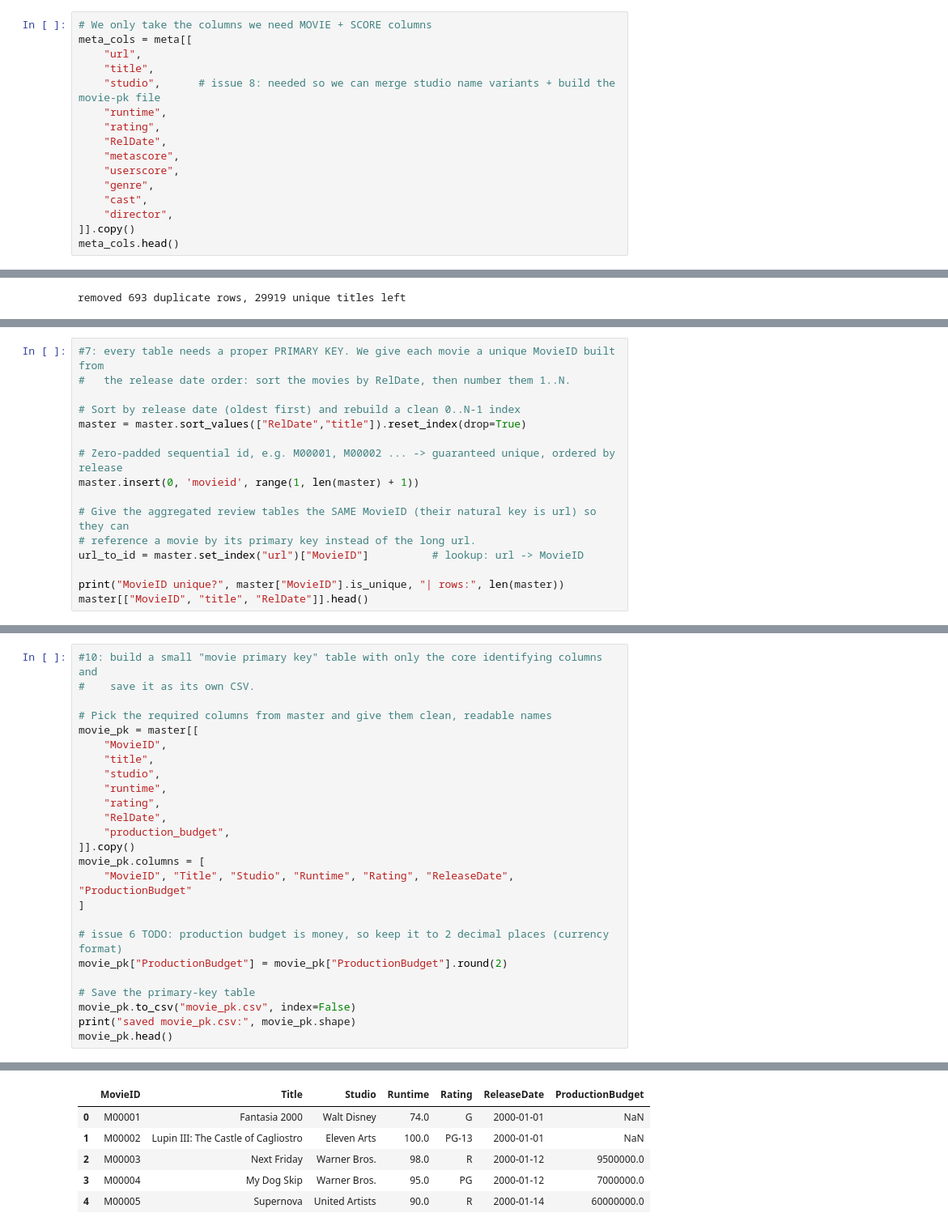
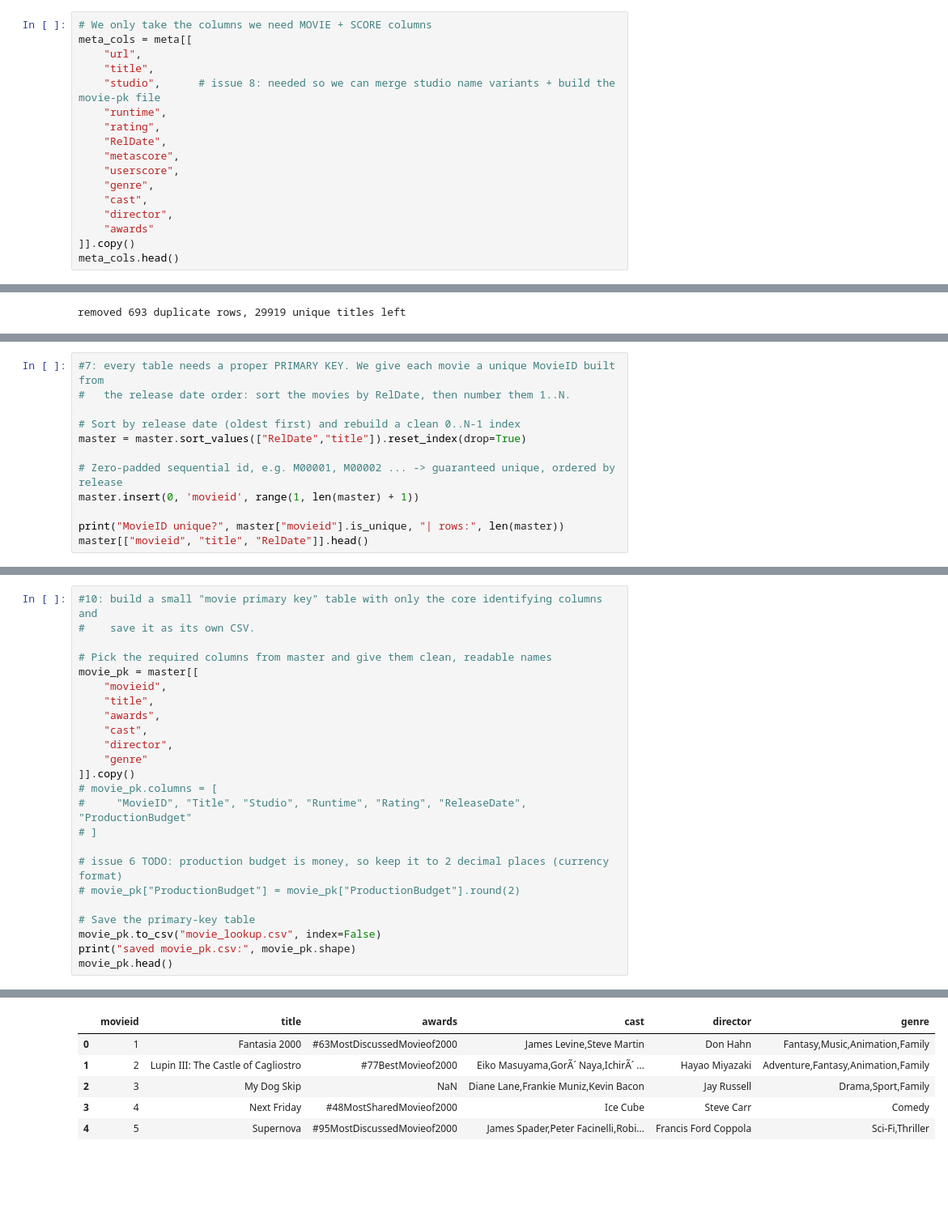
Before and after one commit to IdreesDehistani/database_management_S1, a Jupyter notebook: Data_processing copy.ipynb, the cells around one changed output, grey strips where cells are left out. Shown at 81% size. Saved outputs shown, nothing was run; the diff lists cells and outputs as text; blank space fills up the shorter version.

Commit message:
Finished movie_awards

```diff
--- a/Data_processing copy.ipynb
+++ b/Data_processing copy.ipynb
@@ -69,6 +69,7 @@ meta_cols = meta[[
     "genre",
     "cast",
     "director",
+    "awards"
 ]].copy()
 meta_cols.head()
 # %% [output]
@@ -357,10 +359,6 @@ master = master.sort_values(["RelDate","title"]).reset_index(drop=True)
 # Zero-padded sequential id, e.g. M00001, M00002 ... -> guaranteed unique, ordered by release
 master.insert(0, 'movieid', range(1, len(master) + 1))
 
-# Give the aggregated review tables the SAME MovieID (their natural key is url) so they can
-# reference a movie by its primary key instead of the long url.
-url_to_id = master.set_index("url")["MovieID"]          # lookup: url -> MovieID
-
-print("MovieID unique?", master["MovieID"].is_unique, "| rows:", len(master))
-master[["MovieID", "title", "RelDate"]].head()
+print("MovieID unique?", master["movieid"].is_unique, "| rows:", len(master))
+master[["movieid", "title", "RelDate"]].head()
 # %% [output]
@@ -371,23 +375,22 @@ TypeError: DataFrame.insert() missing 1 required positional argument: 'value'
 
 # Pick the required columns from master and give them clean, readable names
 movie_pk = master[[
-    "MovieID",
+    "movieid",
     "title",
-    "studio",
-    "runtime",
-    "rating",
-    "RelDate",
-    "production_budget",
+    "awards",
+    "cast",
+    "director",
+    "genre"
 ]].copy()
-movie_pk.columns = [
-    "MovieID", "Title", "Studio", "Runtime", "Rating", "ReleaseDate", "ProductionBudget"
-]
+# movie_pk.columns = [
+#     "MovieID", "Title", "Studio", "Runtime", "Rating", "ReleaseDate", "ProductionBudget"
+# ]
 
 # issue 6 TODO: production budget is money, so keep it to 2 decimal places (currency format)
-movie_pk["ProductionBudget"] = movie_pk["ProductionBudget"].round(2)
+# movie_pk["ProductionBudget"] = movie_pk["ProductionBudget"].round(2)
 
 # Save the primary-key table
-movie_pk.to_csv("movie_pk.csv", index=False)
+movie_pk.to_csv("movie_lookup.csv", index=False)
 print("saved movie_pk.csv:", movie_pk.shape)
 movie_pk.head()
 # %% [output]
@@ -395,6 +398,6 @@ saved movie_pk.csv: (11364, 7)
-|  | MovieID | Title | Studio | Runtime | Rating | ReleaseDate | ProductionBudget |
-| 0 | M00001 | Fantasia 2000 | Walt Disney | 74.0 | G | 2000-01-01 | NaN |
-| 1 | M00002 | Lupin III: The Castle of Cagliostro | Eleven Arts | 100.0 | PG-13 | 2000-01-01 | NaN |
-| 2 | M00003 | Next Friday | Warner Bros. | 98.0 | R | 2000-01-12 | 9500000.0 |
-| 3 | M00004 | My Dog Skip | Warner Bros. | 95.0 | PG | 2000-01-12 | 7000000.0 |
-| 4 | M00005 | Supernova | United Artists | 90.0 | R | 2000-01-14 | 60000000.0 |
+|  | movieid | title | awards | cast | director | genre |
+| 0 | 1 | Fantasia 2000 | #63MostDiscussedMovieof2000 | James Levine,Steve Martin | Don Hahn | Fantasy,Music,Animation,Family |
+| 1 | 2 | Lupin III: The Castle of Cagliostro | #77BestMovieof2000 | Eiko Masuyama,GorÃ´ Naya,IchirÃ´ ... | Hayao Miyazaki | Adventure,Fantasy,Animation,Family |
+| 2 | 3 | My Dog Skip | NaN | Diane Lane,Frankie Muniz,Kevin Bacon | Jay Russell | Drama,Sport,Family |
+| 3 | 4 | Next Friday | #48MostSharedMovieof2000 | Ice Cube | Steve Carr | Comedy |
+| 4 | 5 | Supernova | #95MostDiscussedMovieof2000 | James Spader,Peter Facinelli,Robi... | Francis Ford Coppola | Sci-Fi,Thriller |
```
Also changed, not shown: parts of 5 cells of this notebook, 2 other files.
